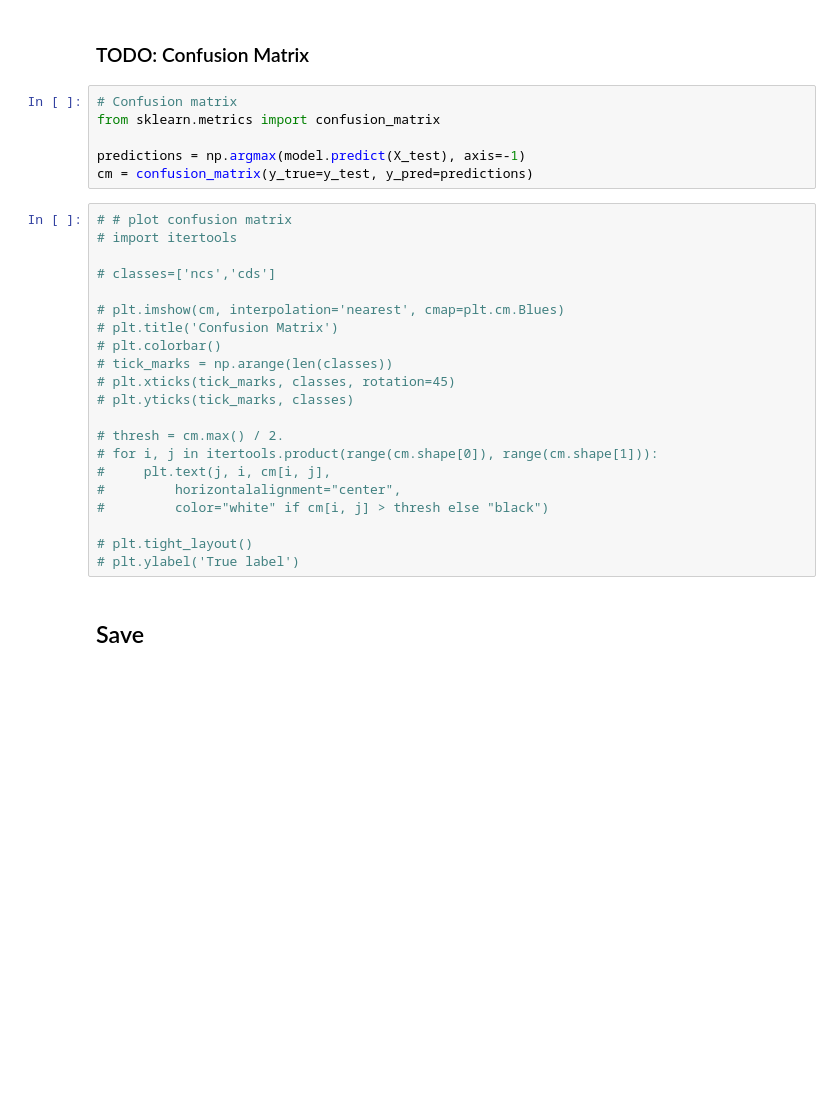
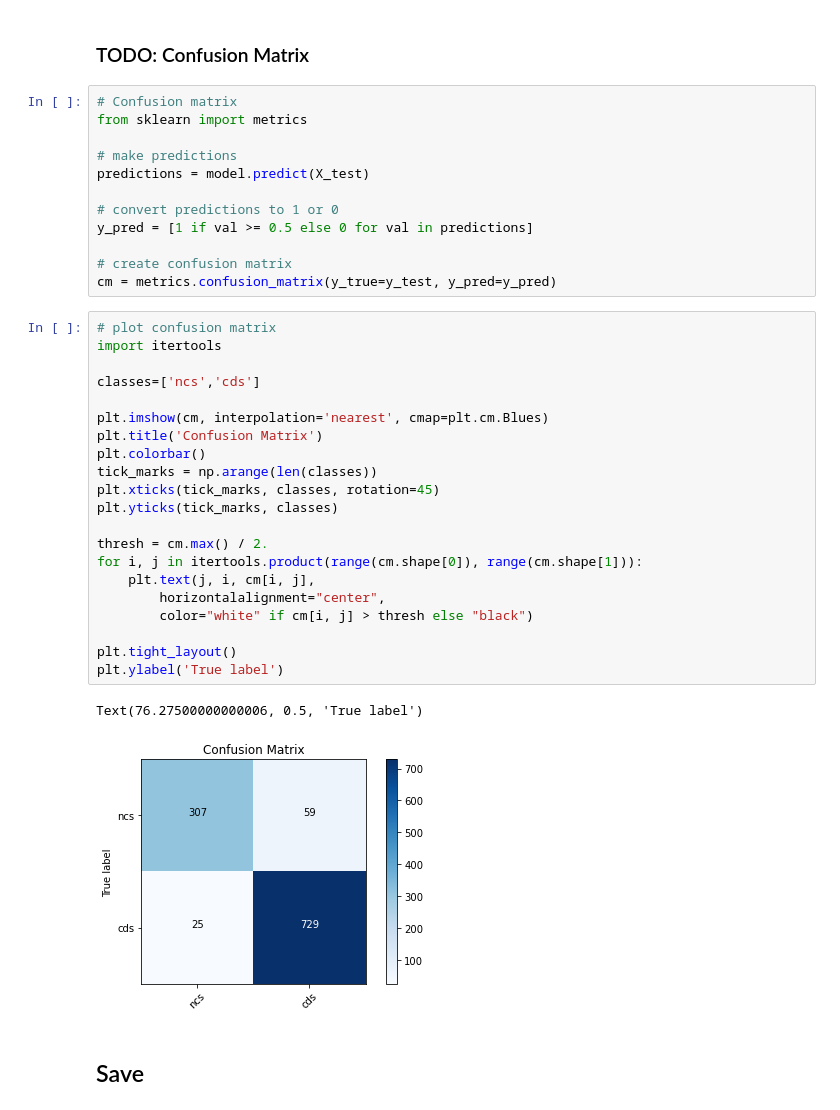
Before and after one commit to viggy-ravi/gene-prediction, a Jupyter notebook: gene_prediction_pipeline.ipynb, the cells around one changed output. Drawn from its saved outputs; the diff is of its cells as text; blank space fills up the shorter version.

Commit message:
Updated confusion matrix

```diff
--- a/gene_prediction_pipeline.ipynb
+++ b/gene_prediction_pipeline.ipynb
@@ -324,31 +324,40 @@ accuracy: 92.50%
 ### TODO: Confusion Matrix
 # %%
 # Confusion matrix
-from sklearn.metrics import confusion_matrix
+from sklearn import metrics
 
-predictions = np.argmax(model.predict(X_test), axis=-1)
-cm = confusion_matrix(y_true=y_test, y_pred=predictions)
+# make predictions
+predictions = model.predict(X_test)
+
+# convert predictions to 1 or 0
+y_pred = [1 if val >= 0.5 else 0 for val in predictions]
+
+# create confusion matrix
+cm = metrics.confusion_matrix(y_true=y_test, y_pred=y_pred)
 # %%
-# # plot confusion matrix
-# import itertools
+# plot confusion matrix
+import itertools
 
-# classes=['ncs','cds']
+classes=['ncs','cds']
 
-# plt.imshow(cm, interpolation='nearest', cmap=plt.cm.Blues)
-# plt.title('Confusion Matrix')
-# plt.colorbar()
-# tick_marks = np.arange(len(classes))
-# plt.xticks(tick_marks, classes, rotation=45)
-# plt.yticks(tick_marks, classes)
+plt.imshow(cm, interpolation='nearest', cmap=plt.cm.Blues)
+plt.title('Confusion Matrix')
+plt.colorbar()
+tick_marks = np.arange(len(classes))
+plt.xticks(tick_marks, classes, rotation=45)
+plt.yticks(tick_marks, classes)
 
-# thresh = cm.max() / 2.
-# for i, j in itertools.product(range(cm.shape[0]), range(cm.shape[1])):
-#     plt.text(j, i, cm[i, j],
-#         horizontalalignment="center",
-#         color="white" if cm[i, j] > thresh else "black")
+thresh = cm.max() / 2.
+for i, j in itertools.product(range(cm.shape[0]), range(cm.shape[1])):
+    plt.text(j, i, cm[i, j],
+        horizontalalignment="center",
+        color="white" if cm[i, j] > thresh else "black")
 
-# plt.tight_layout()
-# plt.ylabel('True label')
+plt.tight_layout()
+plt.ylabel('True label')
+# %% [output]
+Text(76.27500000000006, 0.5, 'True label')
+[figure, added]
 # %% [markdown]
 ## Save
 # %%
```
